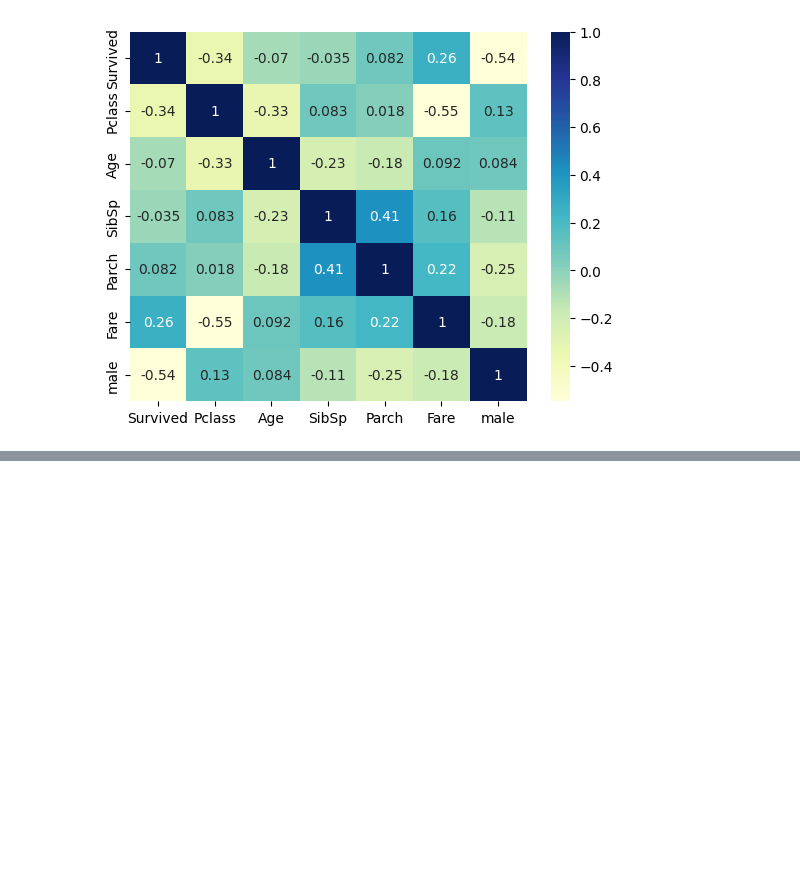
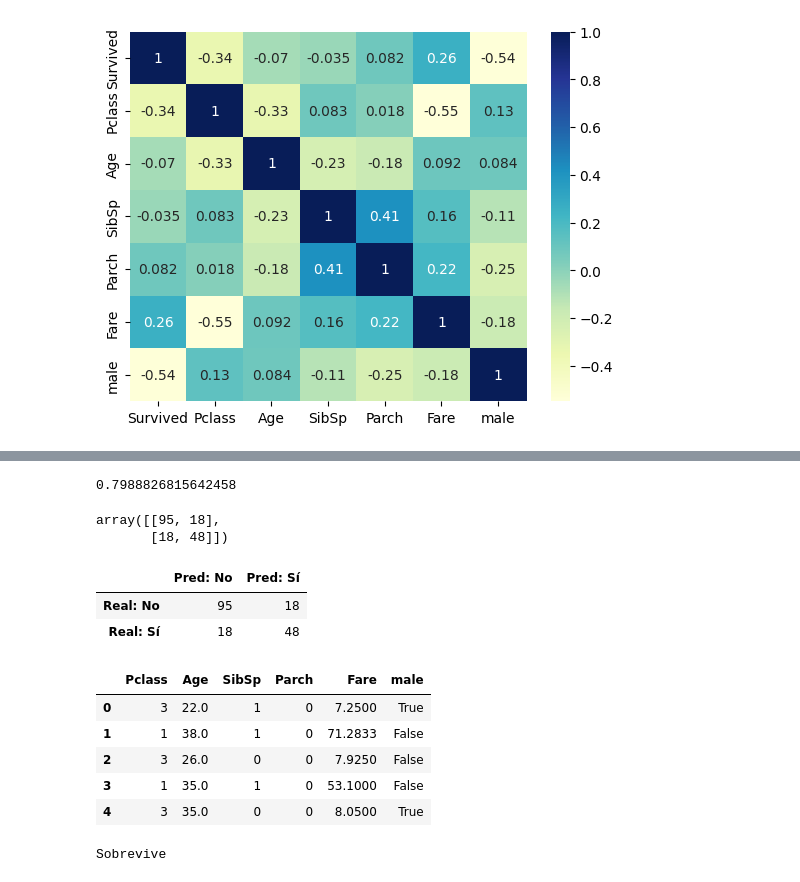
Before and after one commit to Luis29292/Investigacion-de-operaciones-I, a Jupyter notebook: Titanic.ipynb, the cells around one changed output, grey strips where cells are left out. Cells and saved outputs as stored; diff of their text form; code cells hidden in the pictures; blank space fills up the shorter version.

```diff
--- a/Titanic.ipynb
+++ b/Titanic.ipynb
@@ -183,0 +206,35 @@ sb.heatmap(datos.corr(), annot=True, cmap="YlGnBu")
+# %%
+from sklearn.metrics import accuracy_score
+accuracy_score(y_pru,predicciones)
+# %% [output]
+0.7988826815642458
+# %%
+from sklearn.metrics import confusion_matrix
+confusion_matrix(y_pru,predicciones)
+# %% [output]
+array([[95, 18],
+       [18, 48]])
+# %%
+pd.DataFrame(confusion_matrix(y_pru,predicciones), columns=["Pred: No", "Pred: Sí"], index=["Real: No", "Real: Sí"])
+# %% [output]
+|  | Pred: No | Pred: Sí |
+| Real: No | 95 | 18 |
+| Real: Sí | 18 | 48 |
+# %%
+X.head()
+# %% [output]
+|  | Pclass | Age | SibSp | Parch | Fare | male |
+| 0 | 3 | 22.0 | 1 | 0 | 7.2500 | True |
+| 1 | 1 | 38.0 | 1 | 0 | 71.2833 | False |
+| 2 | 3 | 26.0 | 0 | 0 | 7.9250 | False |
+| 3 | 1 | 35.0 | 1 | 0 | 53.1000 | False |
+| 4 | 3 | 35.0 | 0 | 0 | 8.0500 | True |
+# %%
+nueva_persona=[1,22,1,0,50,1]
+prediccion=modelo.predict([nueva_persona])
+if prediccion[0]==1:
+    print("Sobrevive")
+else:
+    print("No sobrevive")
+# %% [output]
+Sobrevive
```
Also changed, not shown: parts of 11 cells of this notebook.
